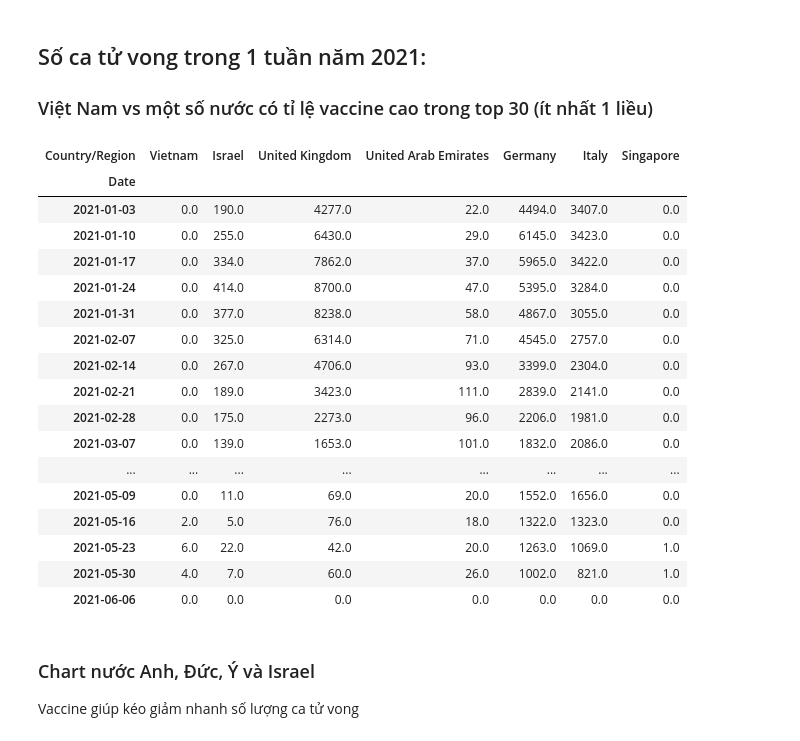
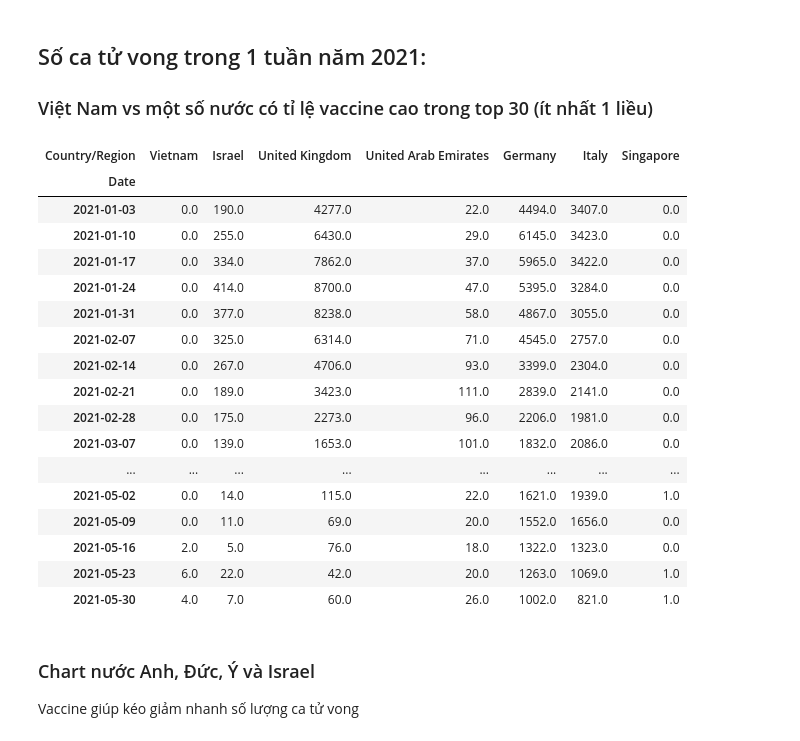
Before and after one commit to vuanhpham/VUPA_PUB, a Jupyter notebook: 20210530_COVID19_VACCINE_EDA.ipynb, the cells around one changed output. Cells and saved outputs as stored; diff of their text form; code cells hidden in the pictures.

```diff
--- a/20210530_COVID19_VACCINE_EDA.ipynb
+++ b/20210530_COVID19_VACCINE_EDA.ipynb
@@ -102,36 +102,36 @@ df_top_30_vaccine_countries
 # %%
 topCountries= ['Israel', 'United Kingdom', 'United Arab Emirates', 'Germany', 'Italy', 'Singapore']
 dfx = df_covid.groupby(['Date', 'Country/Region'])['value'].sum()\
     .unstack('Country/Region')[['Vietnam'] + topCountries]
 # death here is cumsum value
 
 # death on daily basis
 # recaculate from cumsum
 dfx = dfx - dfx.tshift(1)
 dfx = dfx.fillna(0)
 # tinh so death moi ngay, break ra tu so cumsum
 
 dfy = dfx.resample('W').sum()['2021']#.plot(figsize=(18, 8))
-dfy
+dfy[:-1]
 # %% [output]
 | Country/Region | Vietnam | Israel | United Kingdom | United Arab Emirates | Germany | Italy | Singapore |
 | Date |  |  |  |  |  |  |  |
 | 2021-01-03 | 0.0 | 190.0 | 4277.0 | 22.0 | 4494.0 | 3407.0 | 0.0 |
 | 2021-01-10 | 0.0 | 255.0 | 6430.0 | 29.0 | 6145.0 | 3423.0 | 0.0 |
 | 2021-01-17 | 0.0 | 334.0 | 7862.0 | 37.0 | 5965.0 | 3422.0 | 0.0 |
 | 2021-01-24 | 0.0 | 414.0 | 8700.0 | 47.0 | 5395.0 | 3284.0 | 0.0 |
 | 2021-01-31 | 0.0 | 377.0 | 8238.0 | 58.0 | 4867.0 | 3055.0 | 0.0 |
 | 2021-02-07 | 0.0 | 325.0 | 6314.0 | 71.0 | 4545.0 | 2757.0 | 0.0 |
 | 2021-02-14 | 0.0 | 267.0 | 4706.0 | 93.0 | 3399.0 | 2304.0 | 0.0 |
 | 2021-02-21 | 0.0 | 189.0 | 3423.0 | 111.0 | 2839.0 | 2141.0 | 0.0 |
 | 2021-02-28 | 0.0 | 175.0 | 2273.0 | 96.0 | 2206.0 | 1981.0 | 0.0 |
 | 2021-03-07 | 0.0 | 139.0 | 1653.0 | 101.0 | 1832.0 | 2086.0 | 0.0 |
 | ... | ... | ... | ... | ... | ... | ... | ... |
+| 2021-05-02 | 0.0 | 14.0 | 115.0 | 22.0 | 1621.0 | 1939.0 | 1.0 |
 | 2021-05-09 | 0.0 | 11.0 | 69.0 | 20.0 | 1552.0 | 1656.0 | 0.0 |
 | 2021-05-16 | 2.0 | 5.0 | 76.0 | 18.0 | 1322.0 | 1323.0 | 0.0 |
 | 2021-05-23 | 6.0 | 22.0 | 42.0 | 20.0 | 1263.0 | 1069.0 | 1.0 |
 | 2021-05-30 | 4.0 | 7.0 | 60.0 | 26.0 | 1002.0 | 821.0 | 1.0 |
-| 2021-06-06 | 0.0 | 0.0 | 0.0 | 0.0 | 0.0 | 0.0 | 0.0 |
 # %% [markdown]
 ### Chart nước Anh, Đức, Ý và Israel
 Vaccine giúp kéo giảm nhanh số lượng ca tử vong
```
